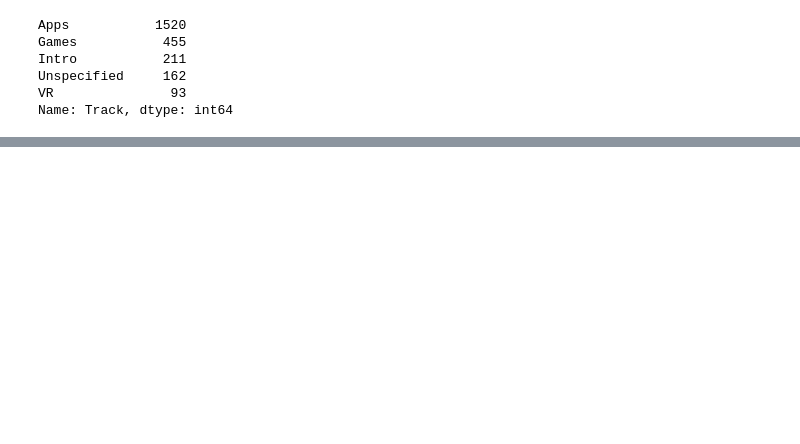
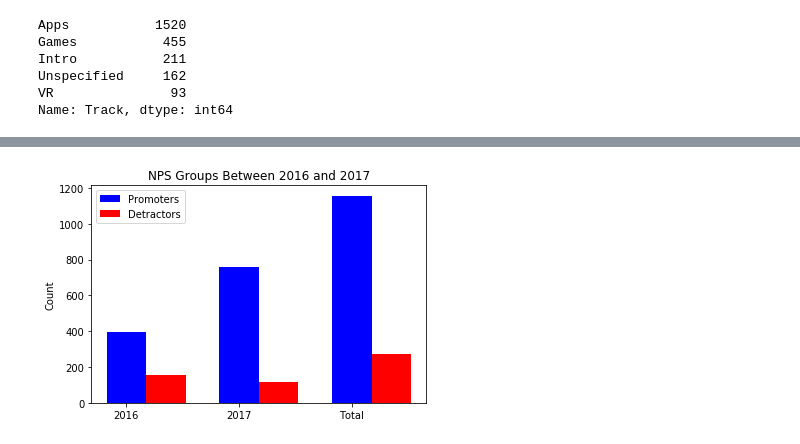
Before and after one commit to Sukhrobjon/DS-1.1, a Jupyter notebook: summer_academy_NPS/second_data_2016.ipynb, the cells around one changed output, grey strips where cells are left out. Saved outputs shown, nothing was run; the diff lists cells and outputs as text; code cells hidden in the pictures; blank space fills up the shorter version.

```diff
--- a/summer_academy_NPS/second_data_2016.ipynb
+++ b/summer_academy_NPS/second_data_2016.ipynb
@@ -568,0 +617,8 @@ Name: Track, dtype: int64
+# %%
+detractors_2016 = len(final_2016[(final_2016["Recommend"] <= 6) & (final_2016["Recommend"] >= 1)])
+promoters_2016 = len(final_2016[final_2016["Recommend"] > 8])
+total_2016 = len(final_2016["Recommend"])
+print("Detractors: {}, Promoters: {}, Total Number: {}".format(detractors_2016, promoters_2016, total_2016))
+
+NPS_2016 =((promoters_2016 - detractors_2016)/total_2016)*100
+print("NPS for 2016 is: {}%".format(round(NPS_2016)))
@@ -568,0 +630,8 @@ Name: Track, dtype: int64
+# %%
+detractors_2017 = len(df_2017[(df_2017["Recommend"] <= 6) & (df_2017["Recommend"] >= 1)])
+promoters_2017 = len(df_2017[df_2017["Recommend"] > 8])
+total_2017 = len(df_2017["Recommend"])
+print("Detractors: {}, Promoters: {}, Total Number: {}".format(detractors_2017, promoters_2017, total_2017))
+
+NPS_2017 =((promoters_2017 - detractors_2017)/total_2017)*100
+print("NPS for 2017 is: {}%".format(round(NPS_2017)))
@@ -568,0 +643,8 @@ Name: Track, dtype: int64
+# %%
+detractors_final = len(dataset_final[(dataset_final["Recommend"] <= 6) & (dataset_final["Recommend"] >= 1)])
+promoters_final = len(dataset_final[dataset_final["Recommend"] > 8])
+total_final = len(dataset_final["Recommend"])
+print("Detractors: {},dataset_finalPromoters: {}, Total Number: {}".format(detractors_final, promoters_final, total_final))
+
+NPS_final =((promoters_final - detractors_final)/total_final)*100
+print("NPS for two years 2016 and 2017 is: {}%".format(round(NPS_final)))
@@ -568,0 +670,23 @@ Name: Track, dtype: int64
+# %%
+def nps_by_year_plot(stack=False):
+    dets = [detractors_2016, detractors_2017, detractors_final]
+    pros = [promoters_2016, promoters_2017, promoters_final]
+    N, WIDTH = 3, 0.35
+
+    x_indices = np.arange(N)
+
+    if stack:
+        p1 = plt.bar(x_indices, pros, WIDTH, color="b")
+        p2 = plt.bar(x_indices, dets, WIDTH, color="r")
+    else:
+        p1 = plt.bar(x_indices, pros, WIDTH, color="b")
+        p2 = plt.bar(x_indices + WIDTH, dets, WIDTH, color="r")
+
+    plt.ylabel("Count")
+    plt.title('NPS Groups Between 2016 and 2017')
+    plt.xticks(x_indices, ("2016", "2017", "Total"))
+    plt.legend((p1[0], p2[0]), ('Promoters', 'Detractors'))
+# %%
+nps_by_year_plot()
+# %% [output]
+[figure, added]
```
Also changed, not shown: parts of 30 cells of this notebook, 3 other files.
